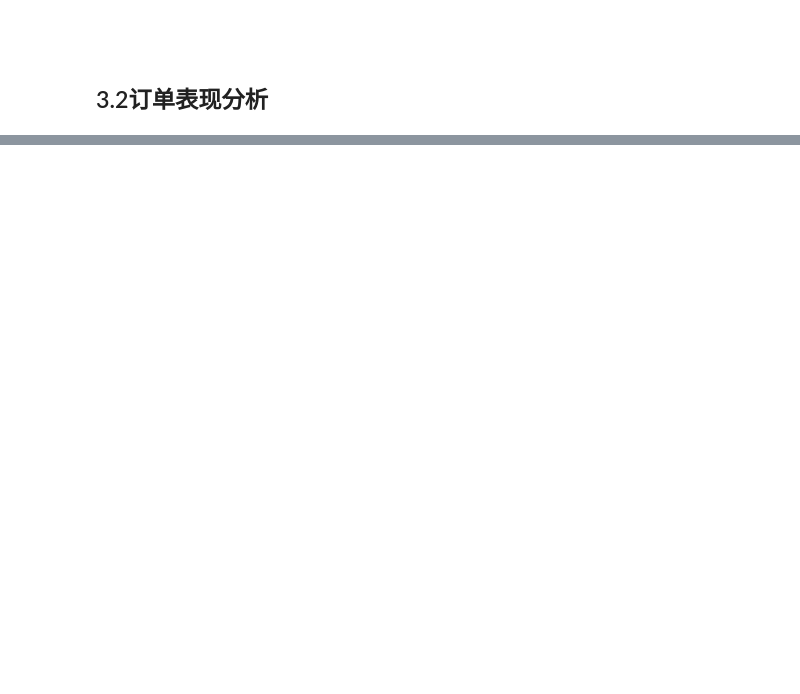
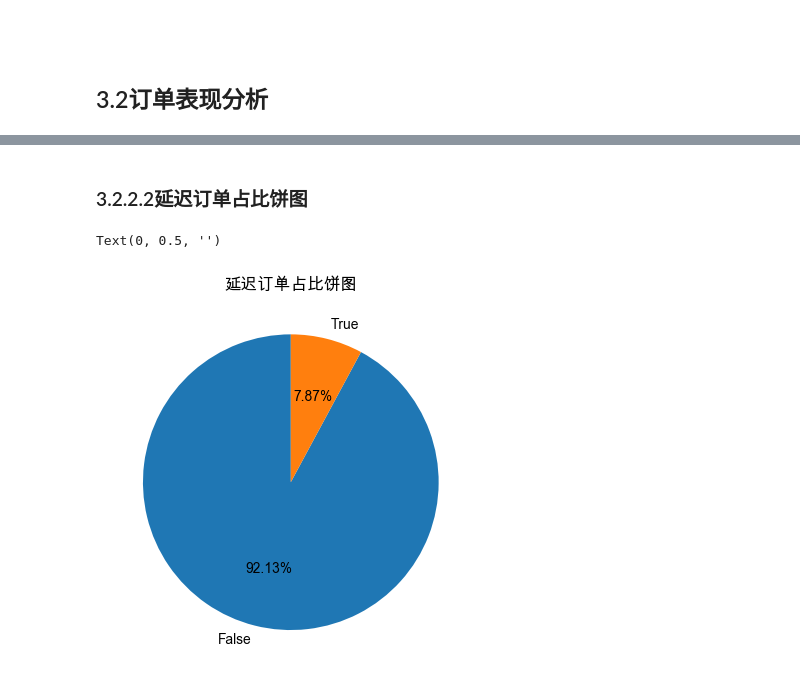
Before and after one commit to rong8866202/brazil-ecommerce-analysis, a Jupyter notebook: 00_notebooks/ecommerce_analysis_03_visualization.ipynb, the cells around one changed output, grey strips where cells are left out. Cells and saved outputs as stored; diff of their text form; code cells hidden in the pictures; blank space fills up the shorter version.

```diff
--- a/00_notebooks/ecommerce_analysis_03_visualization.ipynb
+++ b/00_notebooks/ecommerce_analysis_03_visualization.ipynb
@@ -257,0 +368,12 @@ Name: payment_value, dtype: float64
+# %% [markdown]
+### 3.2.2.2延迟订单占比饼图
+# %%
+# 计算延迟订单的占比
+late_counts = order_features['is_late'].value_counts()
+
+# 延迟订单占比饼图
+late_counts.plot.pie(title='延迟订单占比饼图', autopct='%1.2f%%', startangle=90)
+plt.ylabel('')  # 隐藏y轴标签
+# %% [output]
+Text(0, 0.5, '')
+[figure, added]
```
Also changed, not shown: parts of 44 cells of this notebook.
